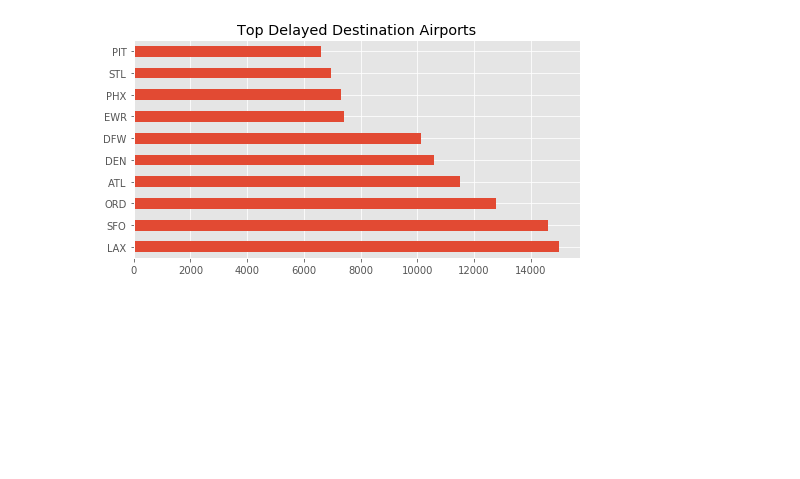
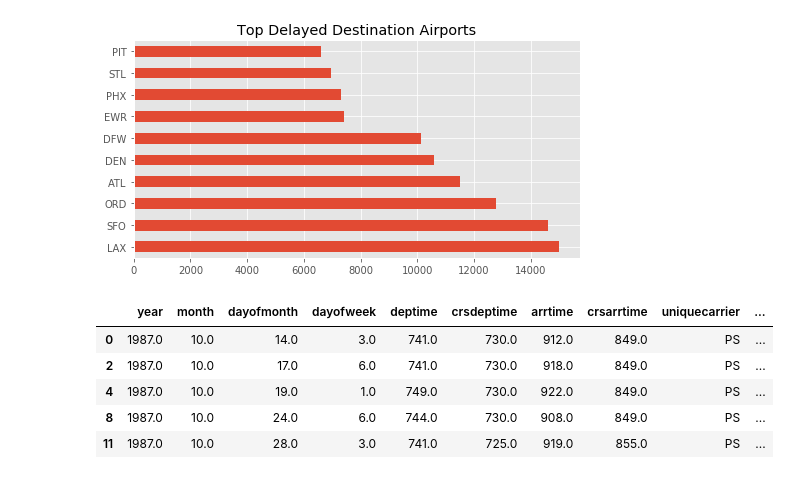
Before and after one commit to elkinst65/QTW_14, a Jupyter notebook: MSDS7333-Case14-mb.ipynb, the cells around one changed output. Cells and saved outputs as stored; diff of their text form; code cells hidden in the pictures; blank space fills up the shorter version.

```diff
--- a/MSDS7333-Case14-mb.ipynb
+++ b/MSDS7333-Case14-mb.ipynb
@@ -306,4 +308,14 @@ Name: dest, dtype: int64
 <matplotlib.axes._subplots.AxesSubplot at 0x...>
 [figure]
 # %%
-# Top flights delayed with same origin and destination (> 15 minutes)
+# Q2. Top flights delayed with same origin and destination (> 15 minutes)
+
+df_filtered = df_csv.loc[(df_csv.arrdelay > 15) or (df_csv.depdelay > 15)].compute()
+df_filtered.head()
+# %% [output]
+|  | year | month | dayofmonth | dayofweek | deptime | crsdeptime | arrtime | crsarrtime | uniquecarrier | ... |
+| 0 | 1987.0 | 10.0 | 14.0 | 3.0 | 741.0 | 730.0 | 912.0 | 849.0 | PS | ... |
+| 2 | 1987.0 | 10.0 | 17.0 | 6.0 | 741.0 | 730.0 | 918.0 | 849.0 | PS | ... |
+| 4 | 1987.0 | 10.0 | 19.0 | 1.0 | 749.0 | 730.0 | 922.0 | 849.0 | PS | ... |
+| 8 | 1987.0 | 10.0 | 24.0 | 6.0 | 744.0 | 730.0 | 908.0 | 849.0 | PS | ... |
+| 11 | 1987.0 | 10.0 | 28.0 | 3.0 | 741.0 | 725.0 | 919.0 | 855.0 | PS | ... |
```
Also changed, not shown: parts of 6 cells of this notebook.
